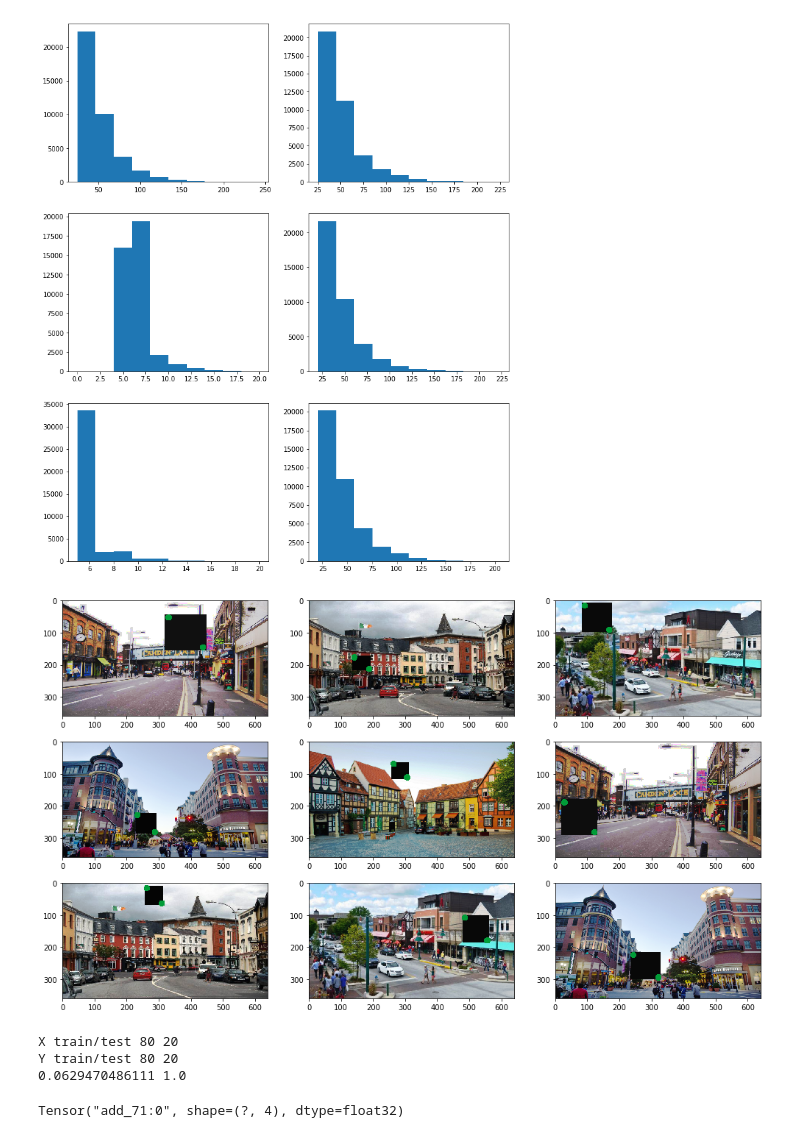
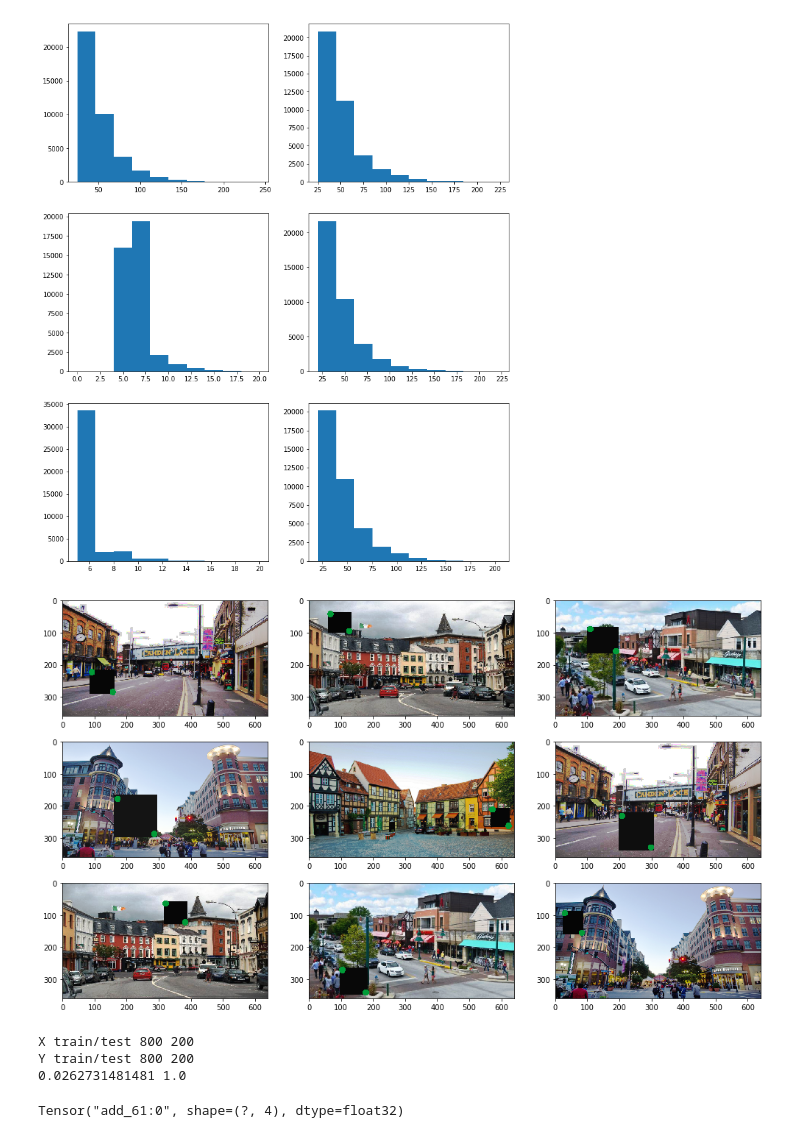
Before and after one commit to tempflip/Traffic_Sign_Classifier_Workshop, a Jupyter notebook: sign_limits.ipynb, the cells around one changed output. Cells and saved outputs as stored; diff of their text form; code cells hidden in the pictures.

```diff
--- a/sign_limits.ipynb
+++ b/sign_limits.ipynb
@@ -97,7 +97,7 @@ from skimage import exposure
 df_selected = df[df['Width'] > 50]
 df_selected = df_selected.sample(frac=1)
 
-n = 100
+n = 1000
 
 # X - list of the train images
 X_list = []
@@ -135,28 +135,33 @@ Y_list = np.array(Y_list)
 # %%
 from skimage import draw
 plt.figure(figsize=(17,10))
 n = 3
 m = 3
 for j in range(n):
     for k in range(n):
         i = j * m + k
         plt.subplot(n, m, i+1)
         img = np.copy(X_list[i])
 
         rr, cc = draw.circle(Y_list[i][0], Y_list[i][1], 10)
+        rr[rr > 359] = 359
+        cc[rr > 639] = 639
+
         img[:,:,0][rr,cc] = 255
         img[:,:,1][rr,cc] = 100
         img[:,:,2][rr,cc] = 200
 
         rr, cc = draw.circle(Y_list[i][2], Y_list[i][3], 10)
+        rr[rr > 359] = 359
+        cc[rr > 639] = 639
         img[:,:,0][rr,cc] = 255
         img[:,:,1][rr,cc] = 100
         img[:,:,2][rr,cc] = 200
 
 
         plt.imshow(img)
 # %% [output]
-[figure, old version]
+[figure, new version]
 # %%
 TEST_PROP = 0.2
 
@@ -171,37 +176,28 @@ print ('Y train/test', len(Y_train), len(Y_test))
 
 print (np.min(X_list[0]), np.max(X_list[0]))
 # %% [output]
-X train/test 80 20
-Y train/test 80 20
-0.0629470486111 1.0
+X train/test 800 200
+Y train/test 800 200
+0.0262731481481 1.0
 # %%
 from keras.models import Sequential
 from keras.layers.core import Dense, Activation, Flatten, Dropout, Lambda
 from keras.layers.convolutional import Convolution2D
-from keras.layers.pooling import MaxPooling2D
+from keras.layers.pooling import MaxPooling2D, AveragePooling2D
 from keras import backend as K
 
 model = Sequential()
-model.add(Convolution2D(6, 3, 3, input_shape=(BACKGROUND_Y, BACKGROUND_X, 3)))
-model.add(MaxPooling2D((3,3)))
-#model.add(Dropout(0.2))
+model.add(AveragePooling2D((15,15), input_shape=(BACKGROUND_Y, BACKGROUND_X, 3)))
+model.add(Convolution2D(3,10,10, input_shape=(BACKGROUND_Y, BACKGROUND_X, 3)))
+model.add(Flatten())
+model.add(Dense(3024))
 model.add(Activation('relu'))
+model.add(Dense(3024))
+model.add(Activation('relu'))
+model.add(Dense(40))
+model.add(Activation('relu'))
+model.add(Dense(4))
 
-model.add(Convolution2D(12, 3, 3, input_shape=(BACKGROUND_Y, BACKGROUND_X, 3)))
-model.add(MaxPooling2D((3,3)))
-#model.add(Dropout(0.2))
-model.add(Activation('relu'))
-
-#model.add(Convolution2D(24, 10, 10, input_shape=(BACKGROUND_Y, BACKGROUND_X, 3)))
-#model.add(MaxPooling2D((2,2)))
-#model.add(Dropout(0.2))
-#model.add(Activation('relu'))
-
-model.add(Flatten())
-
-model.add(Dense(1000))
-model.add(Dense(100))
-model.add(Dense(4))
 print (model.output)
 # %% [output]
-Tensor("add_71:0", shape=(?, 4), dtype=float32)
+Tensor("add_61:0", shape=(?, 4), dtype=float32)
```
Also changed, not shown: parts of 6 cells of this notebook.
